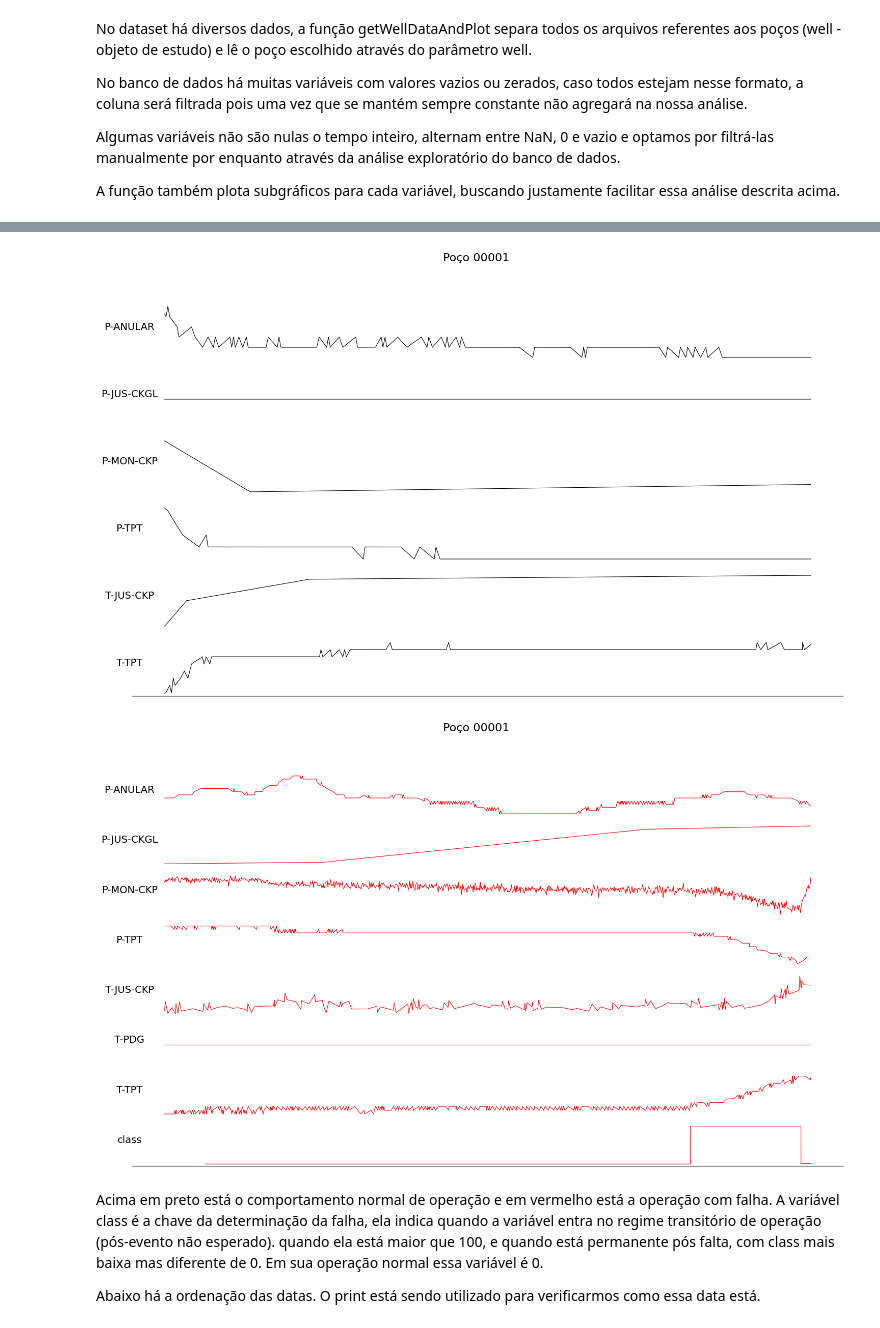
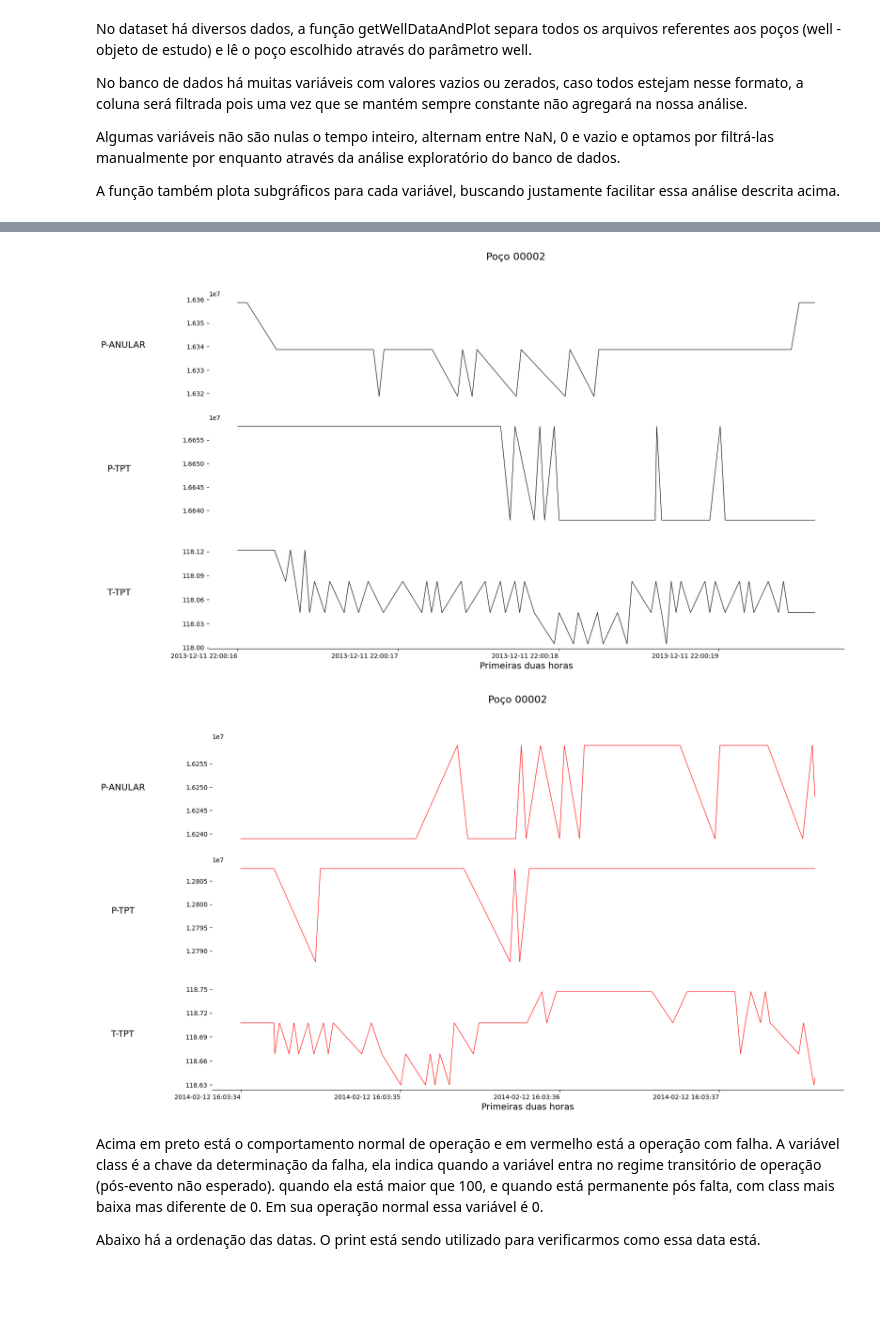
Before and after one commit to infingardi/BibMon, a Jupyter notebook: docs/source/tutorial_3w_using_normal_data_concatenation.ipynb, the cells around one changed output, grey strips where cells are left out. Saved outputs shown, nothing was run; the diff lists cells and outputs as text; code cells hidden in the pictures; blank space fills up the shorter version.

Commit message:
add labels

```diff
--- a/docs/source/tutorial_3w_using_normal_data_concatenation.ipynb
+++ b/docs/source/tutorial_3w_using_normal_data_concatenation.ipynb
@@ -98,7 +98,7 @@ def load_data_from_file_name(event, fileName):
 
     return dfs
 
-well = '00001'
+well = '00002'
 #Caso datas muito espaçadas:
 # dataNormalOperation = load_data_from_file_name(0, 'WELL-00001_20170201010207.parquet')
 # dataFault = load_data_from_file_name(1, 'WELL-00001_20140124083303.parquet')
@@ -106,8 +106,10 @@ well = '00001'
 # dataNormalOperation = load_data_from_file_name(0, 'WELL-00006_20170206210031.parquet')
 # dataFault = load_data_from_file_name(1, 'WELL-00006_20170731170930.parquet')
 #Caso datas muito espaçadas:
-dataNormalOperation = load_data_from_file_name(0, 'WELL-00006_20170206210031.parquet')
-dataFault = load_data_from_file_name(1, 'WELL-00006_20180617190257.parquet')
+# dataNormalOperation = load_data_from_file_name(0, 'WELL-00006_20170206210031.parquet')
+# dataFault = load_data_from_file_name(1, 'WELL-00006_20180617190257.parquet')
+dataNormalOperation = load_data_from_file_name(0, 'WELL-00002_20131211220015.parquet')
+dataFault = load_data_from_file_name(6, 'WELL-00002_20140212160333.parquet')
 # %% [markdown]
 No dataset há diversos dados, a função getWellDataAndPlot separa todos os arquivos referentes aos poços (well - objeto de estudo) e lê o poço escolhido através do parâmetro well.
 
@@ -118,6 +120,9 @@ Algumas variáveis não são nulas o tempo inteiro, alternam entre NaN, 0 e vazi
 A função também plota subgráficos para cada variável, buscando justamente facilitar essa análise descrita acima.
 # %%
 def getWellDataAndPlot(data, color, well):
+
+    from matplotlib.ticker import MaxNLocator
+
     archivesKeys = data.keys()
 
     filteredByWellData = pd.concat([data[key] for key in archivesKeys]) #Data filtrada para o poço
@@ -127,34 +132,55 @@ def getWellDataAndPlot(data, color, well):
     filteredByWellData = filteredByWellData.dropna(axis=1, how='all')  # Remove colunas que são todas NaN
     filteredByWellData = filteredByWellData.loc[:, (filteredByWellData != 0).any(axis=0)]  # Remove colunas que são todas 0
 
+    # Filtrando as primeiras 2 horas de dados
+    start_time = filteredByWellData.index[0]  # Timestamp do primeiro registro
+    end_time = start_time + pd.Timedelta(hours=2)  # Adicionando 2 horas ao timestamp inicial
+    filteredByWellData = filteredByWellData.loc[start_time:end_time]  # Filtrando o DataFrame
+
     tags = list(filteredByWellData.keys())
-    notWantedTags = ['ESTADO-M1', 'ESTADO-SDV-P', 'ESTADO-W1', 'P-PDG', 'QGL']
+    notWantedTags = ['ESTADO-M1', 'ESTADO-SDV-P', 'ESTADO-W1', 'P-PDG', 'QGL', 'class']
     tags = [key for key in tags if key not in notWantedTags]
 
     fig, ax = plt.subplots(len(tags), 1, figsize=(18, 10),sharex=True)
     fig.suptitle(f"Poço {well}", fontsize=16)
 
+    timestampLabel = filteredByWellData.index
+
     for i, tag in enumerate(tags):
         tagData = filteredByWellData[tag].values
         # print(tagData)
         ax[i].plot(tagData, c=color, linewidth=0.8)
-        ax[i].set_ylabel(tag, rotation=0, fontsize=14)
+        ax[i].set_ylabel(tag, rotation=0, fontsize=14,labelpad=100)
         ax[i].set_yticks([])
+
 
         # Limpar bordas desnecessárias
         ax[i].spines["top"].set_visible(False)
         ax[i].spines["right"].set_visible(False)
         ax[i].spines["left"].set_visible(False)
 
+        # Reduzindo o número de ticks no eixo y
+        ax[i].yaxis.set_major_locator(MaxNLocator(nbins=5))  # Ajuste o número de ticks principais no eixo x
+
+
         if i < len(tags)-1:  # Oculta os eixos X de todos, exceto o último gráfico
             ax[i].set_xticks([])
             ax[i].spines["bottom"].set_visible(False)
             ax[i].xaxis.set_ticks_position('none')
         else:
+            # Definindo o rótulo do eixo x
+            ax[i].set_xlabel('Primeiras duas horas', fontsize=14)
+
+            # Reduzindo o número de ticks no eixo x
+            ax[i].xaxis.set_major_locator(MaxNLocator(nbins=5))  # Ajuste o número de ticks principais no eixo x
+
+            # Formatando as labels do eixo x para mostrar os timestamps de forma legível
+            ax[i].set_xticklabels(timestampLabel.strftime('%Y-%m-%d %H:%M:%S'), rotation=0, ha='right')
+
             # Rotaciona rótulos no último gráfico para melhor legibilidade
-            for label in ax[i].get_xticklabels():
-                label.set_rotation(45)
-                label.set_ha('right')
+            # for label in ax[i].get_xticklabels():
+            #     label.set_rotation(45)
+            #     label.set_ha('right')
     return filteredByWellData , tags
 
 
@@ -183,5 +207,5 @@ timestamp
-[figure, old version]
+[figure, new version]
-[figure, old version]
+[figure, new version]
 # %% [markdown]
 Acima em preto está o comportamento normal de operação e em vermelho está a operação com falha.
 A variável class é a chave da determinação da falha, ela indica quando a variável entra no regime transitório de operação (pós-evento não esperado). quando ela está maior que 100, e quando está permanente pós falta, com class mais baixa mas diferente de 0. Em sua operação normal essa variável é 0.
```
Also changed, not shown: parts of 12 cells of this notebook, 1 other file.
